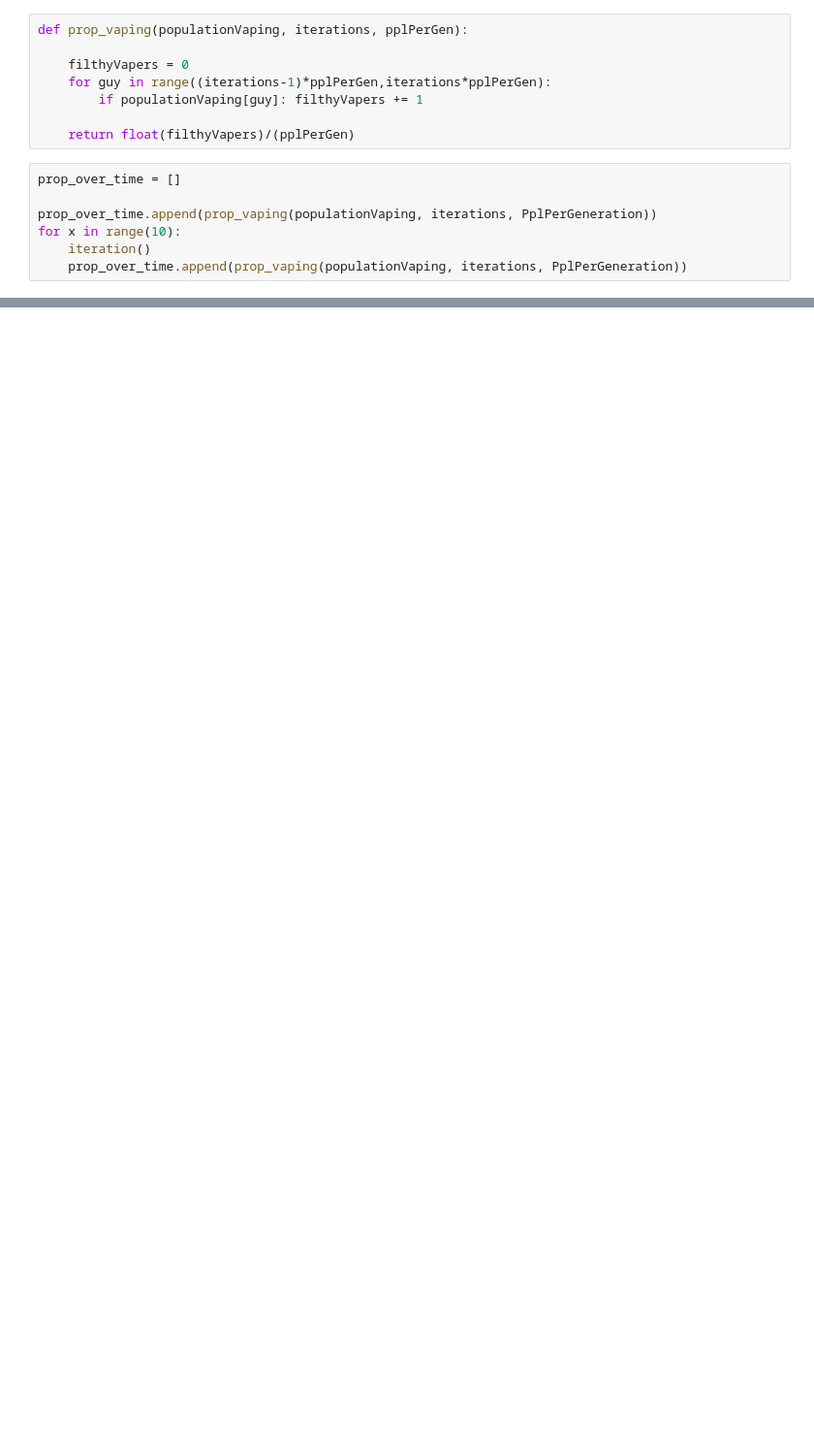
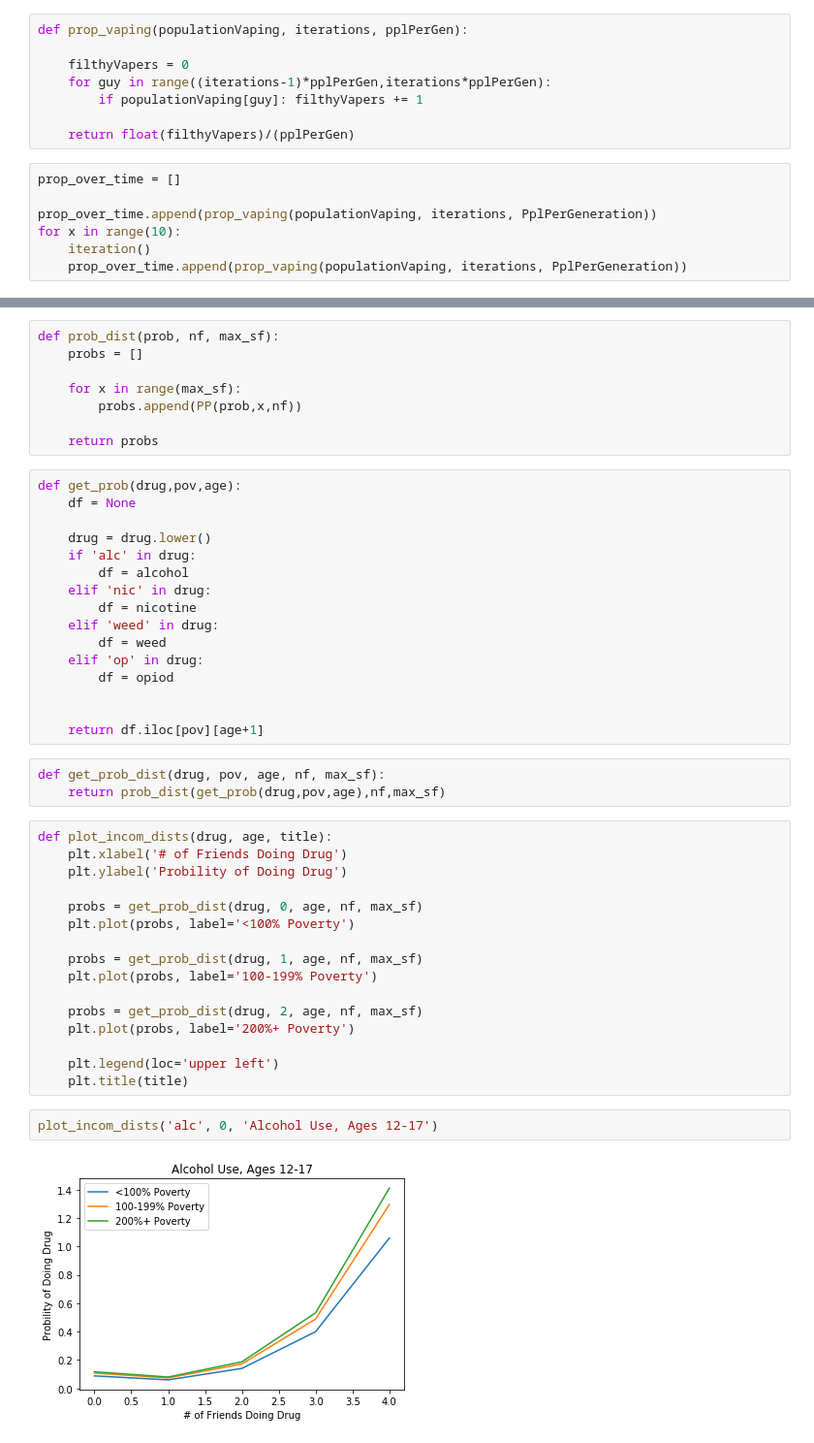
Before and after one commit to armaangoel78/M3_2019, a Jupyter notebook: Jupiter noteboo.ipynb, the cells around one changed output, grey strips where cells are left out. Shown at 97% size. Drawn from its saved outputs; the diff is of its cells as text; blank space fills up the shorter version.

```diff
--- a/Jupiter noteboo.ipynb
+++ b/Jupiter noteboo.ipynb
@@ -77,0 +84,47 @@ plt.plot(prop_over_time)
+# %%
+def prob_dist(prob, nf, max_sf):
+    probs = []
+
+    for x in range(max_sf):
+        probs.append(PP(prob,x,nf))
+
+    return probs
+# %%
+def get_prob(drug,pov,age):
+    df = None
+
+    drug = drug.lower()
+    if 'alc' in drug:
+        df = alcohol
+    elif 'nic' in drug:
+        df = nicotine
+    elif 'weed' in drug:
+        df = weed
+    elif 'op' in drug:
+        df = opiod
+
+
+    return df.iloc[pov][age+1]
+# %%
+def get_prob_dist(drug, pov, age, nf, max_sf):
+    return prob_dist(get_prob(drug,pov,age),nf,max_sf)
+# %%
+def plot_incom_dists(drug, age, title):
+    plt.xlabel('# of Friends Doing Drug')
+    plt.ylabel('Probility of Doing Drug')
+
+    probs = get_prob_dist(drug, 0, age, nf, max_sf)
+    plt.plot(probs, label='<100% Poverty')
+
+    probs = get_prob_dist(drug, 1, age, nf, max_sf)
+    plt.plot(probs, label='100-199% Poverty')
+
+    probs = get_prob_dist(drug, 2, age, nf, max_sf)
+    plt.plot(probs, label='200%+ Poverty')
+
+    plt.legend(loc='upper left')
+    plt.title(title)
+# %%
+plot_incom_dists('alc', 0, 'Alcohol Use, Ages 12-17')
+# %% [output]
+[figure, added]
```
Also changed, not shown: parts of 18 cells of this notebook, 4 other files.
